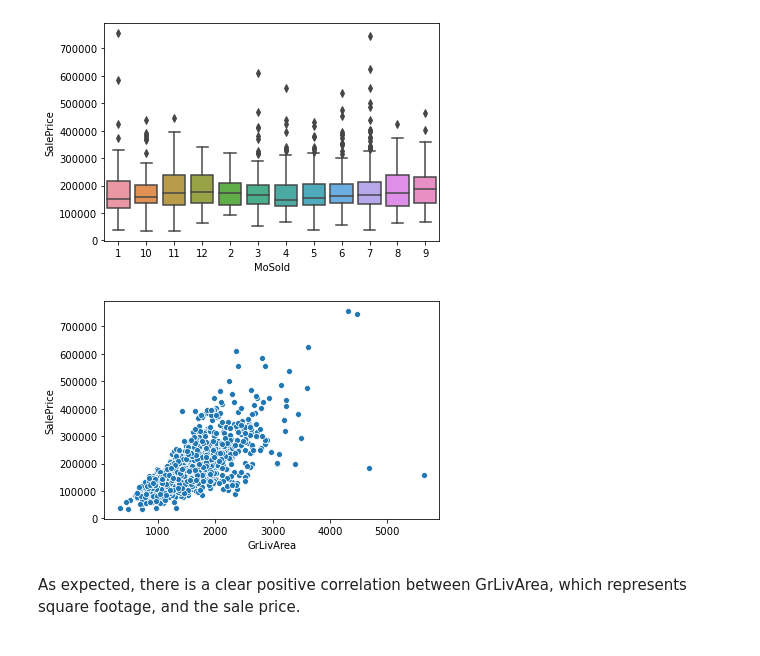
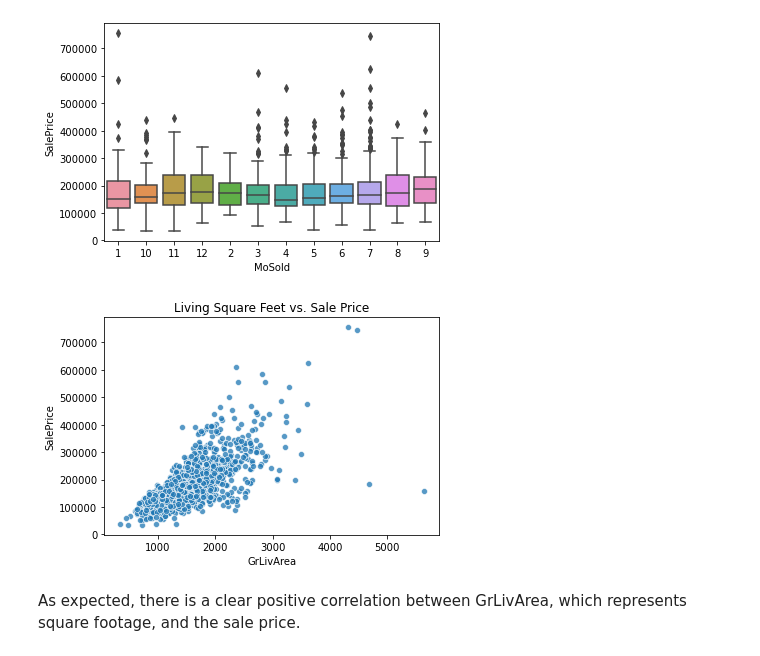
Before and after one commit to MLondon1027/Boston_Area_Real_Estate, a Jupyter notebook: Housing.ipynb, the cells around one changed output. Drawn from its saved outputs; the diff is of its cells as text; code cells hidden in the pictures.

```diff
--- a/Housing.ipynb
+++ b/Housing.ipynb
@@ -326,9 +327,10 @@ sns.boxplot(x='MoSold', y='SalePrice', data=data)
 [figure]
 # %%
 # Living area vs Sale Price
-sns.scatterplot(x='GrLivArea', y='SalePrice', data=data);
+sns.scatterplot(x='GrLivArea', y='SalePrice', data=data, palette='colorblind', alpha=0.75)
+plt.title('Living Square Feet vs. Sale Price');
 # %% [output]
-[figure, old version]
+[figure, new version]
 # %% [markdown]
 As expected, there is a clear positive correlation between GrLivArea, which represents square footage, and the sale price.
 # %%
```
Also changed, not shown: parts of 12 cells of this notebook.
